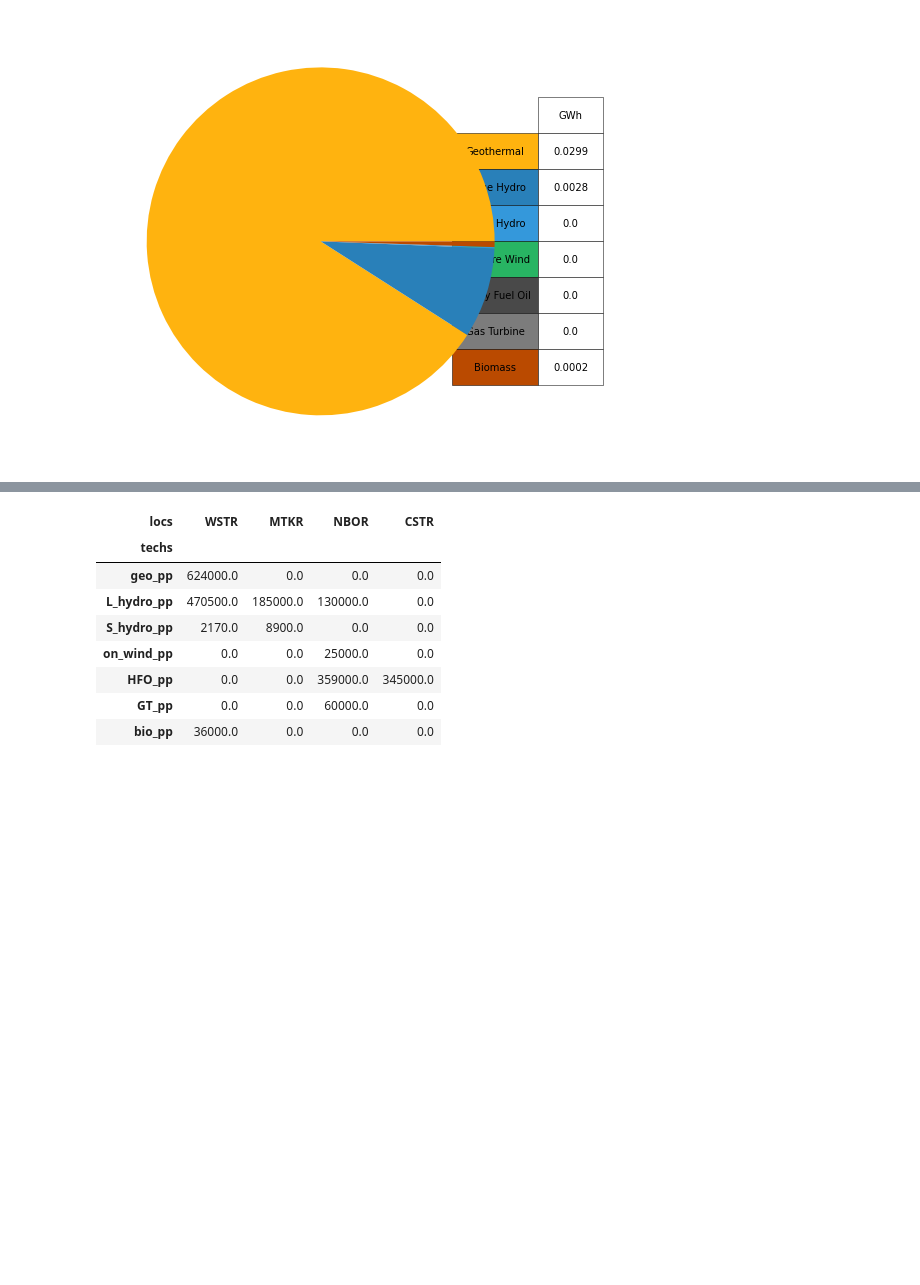
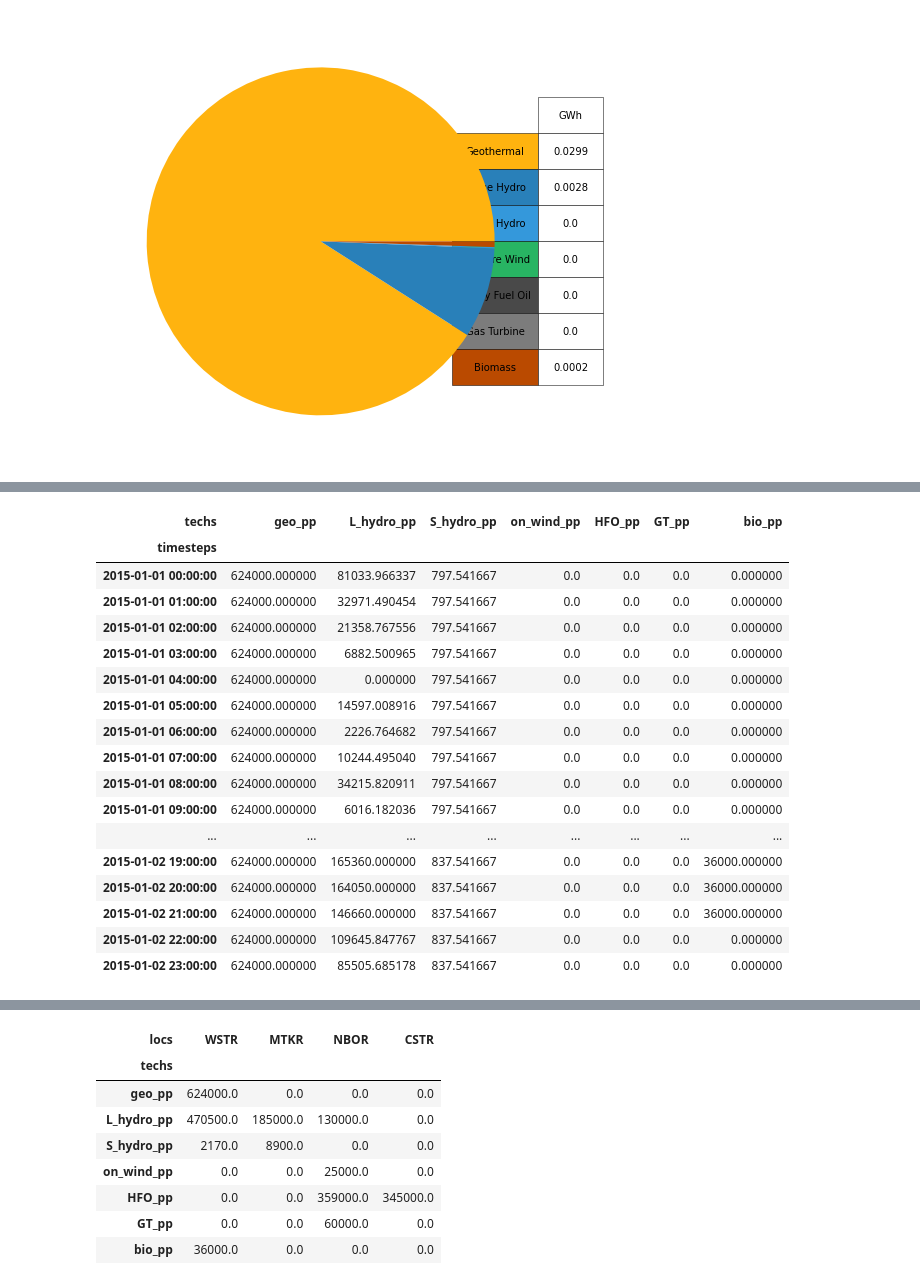
Before and after one commit to FEEM-Africa-REP/CIVICS, a Jupyter notebook: Calliope_Kenya/Models/4Nodes_No-Coffee/Kenya_2015_ICE_NB.ipynb, the cells around one changed output, grey strips where cells are left out. Drawn from its saved outputs; the diff is of its cells as text; code cells hidden in the pictures; blank space fills up the shorter version.

```diff
--- a/Calliope_Kenya/Models/4Nodes_No-Coffee/Kenya_2015_ICE_NB.ipynb
+++ b/Calliope_Kenya/Models/4Nodes_No-Coffee/Kenya_2015_ICE_NB.ipynb
@@ -343,0 +357,21 @@ pdf =PDF()
+# %%
+pr['WSTR']
+# %% [output]
+| techs | geo_pp | L_hydro_pp | S_hydro_pp | on_wind_pp | HFO_pp | GT_pp | bio_pp |
+| timesteps |  |  |  |  |  |  |  |
+| 2015-01-01 00:00:00 | 624000.000000 | 81033.966337 | 797.541667 | 0.0 | 0.0 | 0.0 | 0.000000 |
+| 2015-01-01 01:00:00 | 624000.000000 | 32971.490454 | 797.541667 | 0.0 | 0.0 | 0.0 | 0.000000 |
+| 2015-01-01 02:00:00 | 624000.000000 | 21358.767556 | 797.541667 | 0.0 | 0.0 | 0.0 | 0.000000 |
+| 2015-01-01 03:00:00 | 624000.000000 | 6882.500965 | 797.541667 | 0.0 | 0.0 | 0.0 | 0.000000 |
+| 2015-01-01 04:00:00 | 624000.000000 | 0.000000 | 797.541667 | 0.0 | 0.0 | 0.0 | 0.000000 |
+| 2015-01-01 05:00:00 | 624000.000000 | 14597.008916 | 797.541667 | 0.0 | 0.0 | 0.0 | 0.000000 |
+| 2015-01-01 06:00:00 | 624000.000000 | 2226.764682 | 797.541667 | 0.0 | 0.0 | 0.0 | 0.000000 |
+| 2015-01-01 07:00:00 | 624000.000000 | 10244.495040 | 797.541667 | 0.0 | 0.0 | 0.0 | 0.000000 |
+| 2015-01-01 08:00:00 | 624000.000000 | 34215.820911 | 797.541667 | 0.0 | 0.0 | 0.0 | 0.000000 |
+| 2015-01-01 09:00:00 | 624000.000000 | 6016.182036 | 797.541667 | 0.0 | 0.0 | 0.0 | 0.000000 |
+| ... | ... | ... | ... | ... | ... | ... | ... |
+| 2015-01-02 19:00:00 | 624000.000000 | 165360.000000 | 837.541667 | 0.0 | 0.0 | 0.0 | 36000.000000 |
+| 2015-01-02 20:00:00 | 624000.000000 | 164050.000000 | 837.541667 | 0.0 | 0.0 | 0.0 | 36000.000000 |
+| 2015-01-02 21:00:00 | 624000.000000 | 146660.000000 | 837.541667 | 0.0 | 0.0 | 0.0 | 36000.000000 |
+| 2015-01-02 22:00:00 | 624000.000000 | 109645.847767 | 837.541667 | 0.0 | 0.0 | 0.0 | 0.000000 |
+| 2015-01-02 23:00:00 | 624000.000000 | 85505.685178 | 837.541667 | 0.0 | 0.0 | 0.0 | 0.000000 |
```
Also changed, not shown: parts of 7 cells of this notebook, 4 other files.
